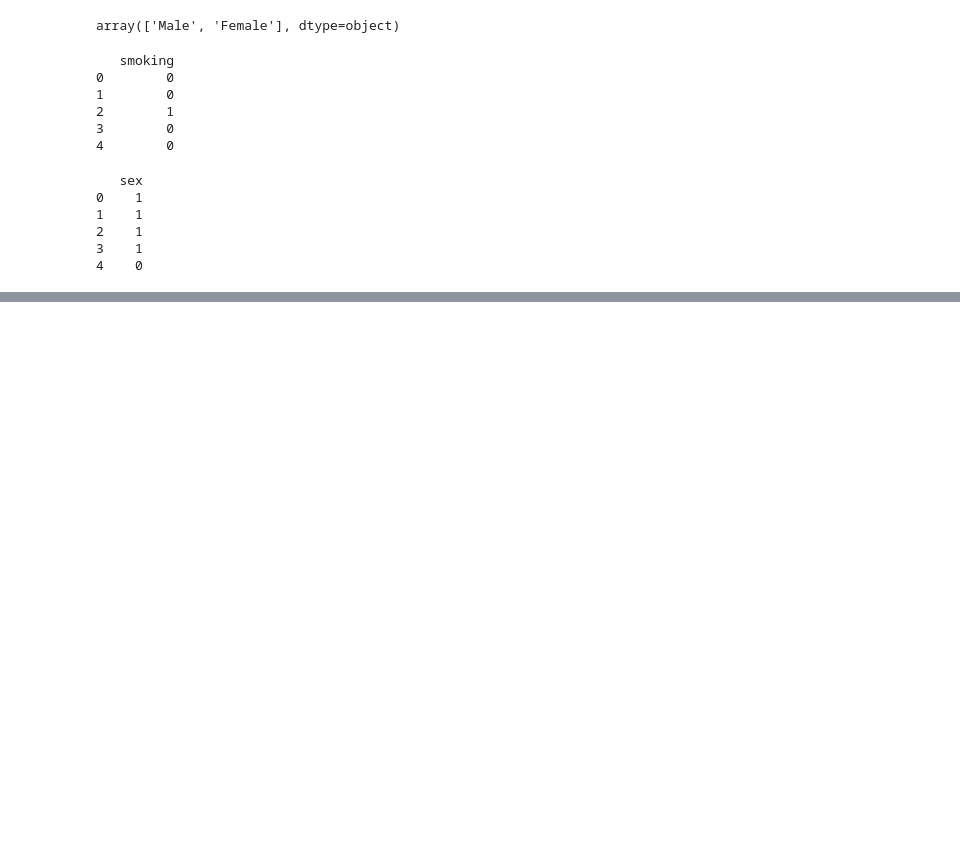
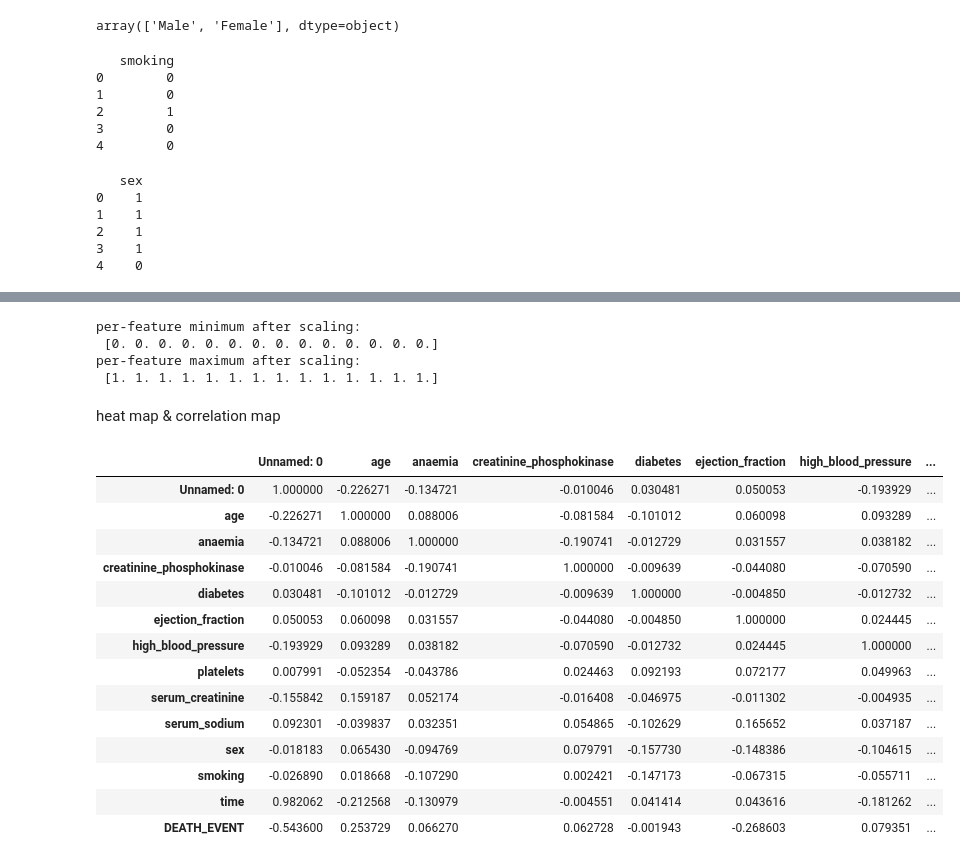
Before and after one commit to Salmanshowmic/Handling-a-datset, a Jupyter notebook: Handling_a_CSV_dataset.ipynb, the cells around one changed output, grey strips where cells are left out. Drawn from its saved outputs; the diff is of its cells as text; code cells hidden in the pictures; blank space fills up the shorter version.

```diff
--- a/Handling_a_CSV_dataset.ipynb
+++ b/Handling_a_CSV_dataset.ipynb
@@ -161,0 +193,29 @@ print(volunteer[['sex']].head())
+# %%
+print("per-feature minimum after scaling:\n {}".format(scaled.min(axis=0)))
+print("per-feature maximum after scaling:\n {}".format(scaled.max(axis=0)))
+# %% [output]
+per-feature minimum after scaling:
+ [0. 0. 0. 0. 0. 0. 0. 0. 0. 0. 0. 0. 0. 0.]
+per-feature maximum after scaling:
+ [1. 1. 1. 1. 1. 1. 1. 1. 1. 1. 1. 1. 1. 1.]
+# %% [markdown]
+heat map & correlation map
+# %%
+corr = volunteer.corr()
+corr
+# %% [output]
+|  | Unnamed: 0 | age | anaemia | creatinine_phosphokinase | diabetes | ejection_fraction | high_blood_pressure | ... |
+| Unnamed: 0 | 1.000000 | -0.226271 | -0.134721 | -0.010046 | 0.030481 | 0.050053 | -0.193929 | ... |
+| age | -0.226271 | 1.000000 | 0.088006 | -0.081584 | -0.101012 | 0.060098 | 0.093289 | ... |
+| anaemia | -0.134721 | 0.088006 | 1.000000 | -0.190741 | -0.012729 | 0.031557 | 0.038182 | ... |
+| creatinine_phosphokinase | -0.010046 | -0.081584 | -0.190741 | 1.000000 | -0.009639 | -0.044080 | -0.070590 | ... |
+| diabetes | 0.030481 | -0.101012 | -0.012729 | -0.009639 | 1.000000 | -0.004850 | -0.012732 | ... |
+| ejection_fraction | 0.050053 | 0.060098 | 0.031557 | -0.044080 | -0.004850 | 1.000000 | 0.024445 | ... |
+| high_blood_pressure | -0.193929 | 0.093289 | 0.038182 | -0.070590 | -0.012732 | 0.024445 | 1.000000 | ... |
+| platelets | 0.007991 | -0.052354 | -0.043786 | 0.024463 | 0.092193 | 0.072177 | 0.049963 | ... |
+| serum_creatinine | -0.155842 | 0.159187 | 0.052174 | -0.016408 | -0.046975 | -0.011302 | -0.004935 | ... |
+| serum_sodium | 0.092301 | -0.039837 | 0.032351 | 0.054865 | -0.102629 | 0.165652 | 0.037187 | ... |
+| sex | -0.018183 | 0.065430 | -0.094769 | 0.079791 | -0.157730 | -0.148386 | -0.104615 | ... |
+| smoking | -0.026890 | 0.018668 | -0.107290 | 0.002421 | -0.147173 | -0.067315 | -0.055711 | ... |
+| time | 0.982062 | -0.212568 | -0.130979 | -0.004551 | 0.041414 | 0.043616 | -0.181262 | ... |
+| DEATH_EVENT | -0.543600 | 0.253729 | 0.066270 | 0.062728 | -0.001943 | -0.268603 | 0.079351 | ... |
```
Also changed, not shown: parts of 8 cells of this notebook.
